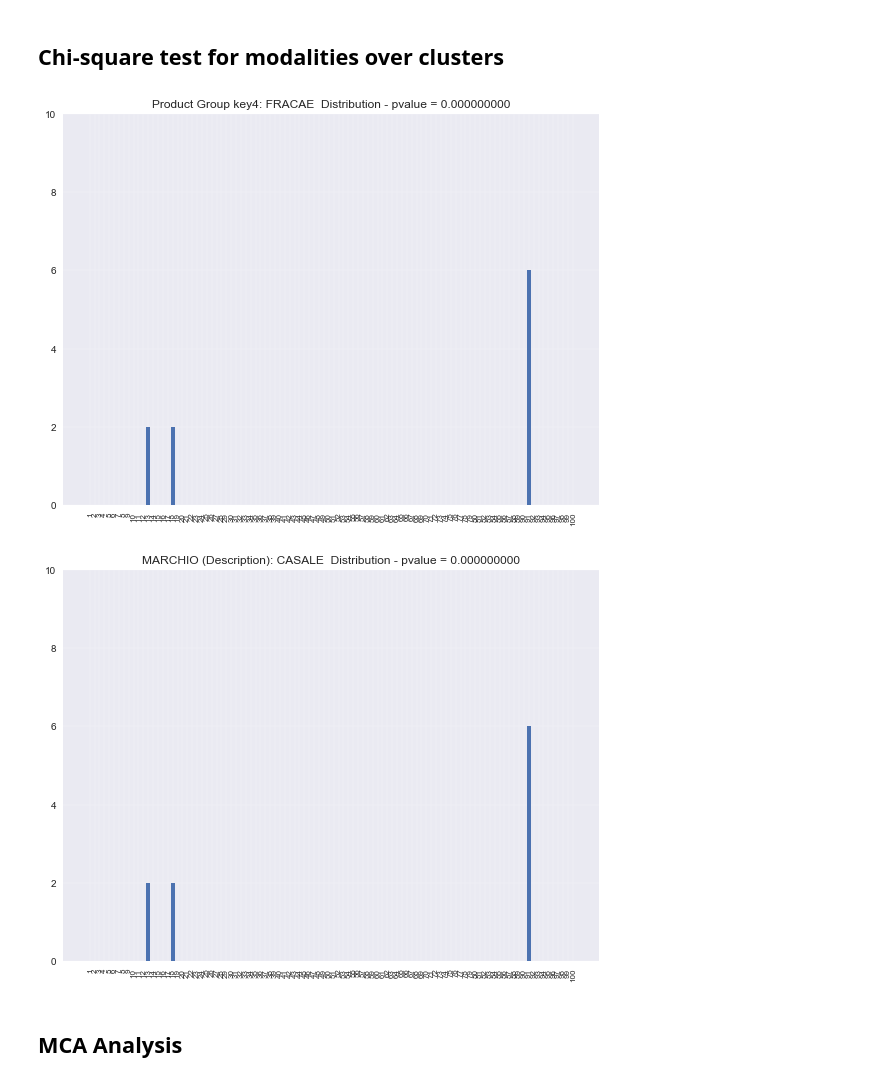
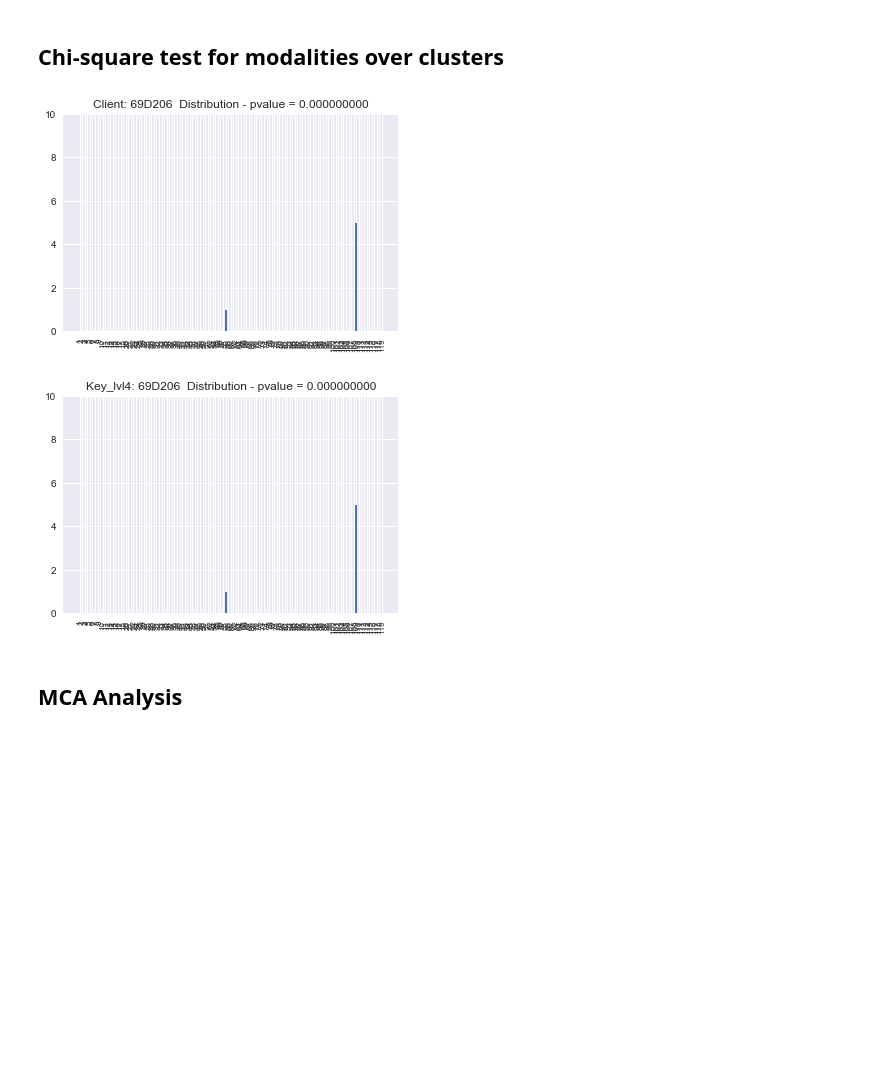
Before and after one commit to imad24/pc_clustering, a Jupyter notebook: notebooks/p2c4/0.4-imad-cluster-analysis.ipynb, the cells around one changed output. Cells and saved outputs as stored; diff of their text form; code cells hidden in the pictures; blank space fills up the shorter version.

```diff
--- a/notebooks/p2c4/0.4-imad-cluster-analysis.ipynb
+++ b/notebooks/p2c4/0.4-imad-cluster-analysis.ipynb
@@ -153,7 +213,7 @@ As a first step, all the distrubtions of modalities across features and clusters
 One array for each cluster which contains a dictionnary of features. Each feature is again a dictionary of modalities and their occurence in that cluster
 # %%
 #get the features
-features = product_cluster.columns[:-2]
+features = all_features
 
 #get the clusters (actually its a range(1,nb_cluster))
 clusters = set(product_cluster['Cluster'].values)
@@ -169,6 +229,3 @@ for c in clusters:
         freq = product_cluster[product_cluster['Cluster']==c].groupby(feature)[feature].count()
         feature_dist[feature]=freq.to_dict()
     clusters_feature_dist.append(feature_dist)
-
-
-pd.DataFrame.from_dict(clusters_feature_dist).head()
@@ -187,10 +237,9 @@ from scipy.stats import chisquare
 pthreashold = 0.2
 
 #get the features
-features = product_cluster.columns[:-2]
-features = features.drop(unbalanced)
+features = all_features
 
-clusters = [1]
+clusters = [96]
 
 
 res_features_over_cluster = [0]
@@ -234,8 +282,7 @@ for c in clusters:
 ## Calculate modalities frequency through features
 # %%
 #get the features
-features = product_cluster.columns[0:-2]
-features = features.drop(unbalanced)
+features = all_features
 
 #get the clusters (actually its a range(1,nb_cluster))
 clusters = set(product_cluster['Cluster'].values)
@@ -255,7 +302,8 @@ for f in features:
 pthreashold = 0.2
 clusters = set(product_cluster['Cluster'].values)
 
-features = ["CONCESSIONARIO"]
+features = all_features
+features = ["Key_lvl5"]
 
 for f in features:
     for c in clusters:
@@ -301,39 +361,37 @@ for f in features:
 # %% [markdown]
 ## Chi-square test for modalities over clusters
 # %%
+%matplotlib inline
+
 clusters = set(product_cluster['Cluster'].values)
 nclusters = len(clusters)
 
-features = product_cluster.columns[0:-2]
-features = features.drop(unbalanced)
+features = all_features
 
 pthreashold = 0.2
 
-n_min_dist = 3
+n_min_dist = 2
 min_members = 4
 
 
 min_dust  = True
-
-
-
 for f in features:
     modalities = set(product_cluster[f].values)
     r = len(modalities)
     for m in modalities:
         modality_dist = modalities_clust_dist[f][m]
         md = np.count_nonzero(modality_dist)<=n_min_dist and np.max(modality_dist)>min_members
         chisq, p = chisquare(modality_dist)
         if p<pthreashold and (md and min_dust):
             plt.figure()
             plt.title("%s: %s  Distribution - pvalue = %.9f"%(f,m,p))
             plt.bar(np.arange(nclusters)+1,modality_dist[1:])
             plt.xticks(np.arange(nclusters)+(1.0/nclusters)+1,np.arange(nclusters)+1,rotation=90,size=8)
             if np.max(modality_dist[1:])<10: plt.ylim(0,10)
     plt.show(block = True)
 # %% [output]
-[figure, old version]
+[figure, new version]
-[figure, old version]
+[figure, new version]
 # %% [markdown]
 ## MCA Analysis
 # %% [markdown]
```
Also changed, not shown: parts of 17 cells of this notebook, 28 other files.
